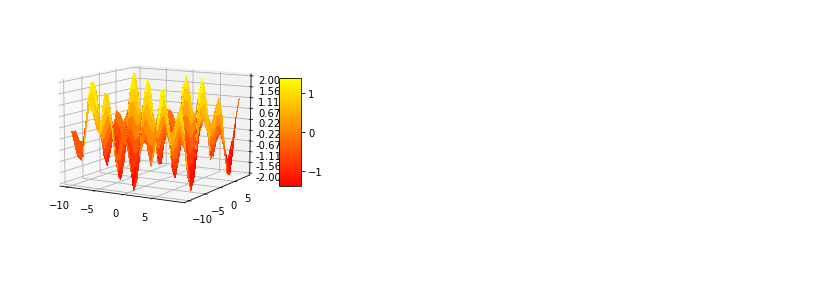
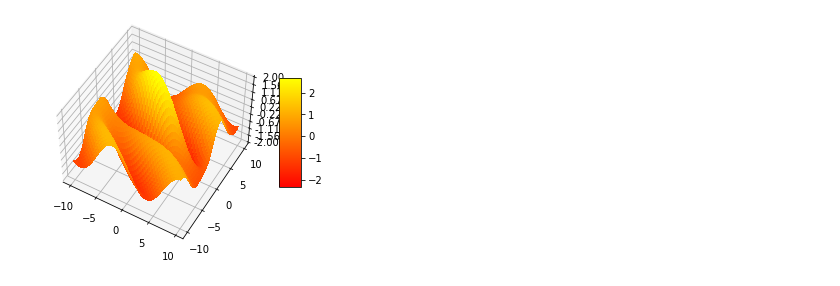
Before and after one commit to egi-megi/siec_neuronowa_Jurkiewicz_Sulek, a Jupyter notebook: test.ipynb, the cells around one changed output. Cells and saved outputs as stored; diff of their text form; code cells hidden in the pictures.

Commit message:
Make new graph with sinus and cosinus and dataset for that graph with 1000 elements

```diff
--- a/test.ipynb
+++ b/test.ipynb
@@ -8,35 +8,35 @@ from matplotlib.ticker import LinearLocator, FormatStrFormatter
 # %%
 fig = plt.figure()
 ax = fig.gca(projection='3d')
 
 # Make data.
-X = np.arange(-10, 10, 1)
-Y = np.arange(-10, 10, 1)
+X = np.arange(-10, 10, 0.1)
+Y = np.arange(-10, 10, 0.1)
 X, Y = np.meshgrid(X, Y)
-Z=np.sin(2 * X + Y) + np.sin((X + Y)*100)
+Z=np.sin(0.5 * X + Y) *np.exp(-(2*X*X+2*Y*Y)/100)*2 + np.cos((X + Y)*0.5)
 
 #Z=-np.exp(-(X*X+Y*Y)/10)- \
    #1.5*np.exp(-((X-5)*(X-5)+(Y-5)*(Y-5))/10)
 def f_min(X, Y):
-    return np.sin(2 * X + Y) + np.sin((X + Y)*100)
+    return np.sin(0.5 * X + Y) *np.exp(-(2*X*X+2*Y*Y)/100)*2 + np.cos((X + Y)*0.5)
 
 # Plot the surface.
 surf = ax.plot_surface(X, Y, Z, cmap=cm.autumn,
                        linewidth=0, antialiased=False)
 
 # Customize the z axis.
 ax.set_zlim(-2, 2)
-ax.elev=10
+ax.elev=50
 ax.zaxis.set_major_locator(LinearLocator(10))
 ax.zaxis.set_major_formatter(FormatStrFormatter('%.02f'))
 
 # Add a color bar which maps values to colors.
 fig.colorbar(surf, shrink=0.5, aspect=5)
 
-plt.savefig('3d_plot_2.pdf')
+plt.savefig('3d_plot.pdf')
 plt.show()
 # %% [output]
-[figure, old version]
+[figure, new version]
 # %%
 import random as rn
 # %%
```
Also changed, not shown: 5 other files.
